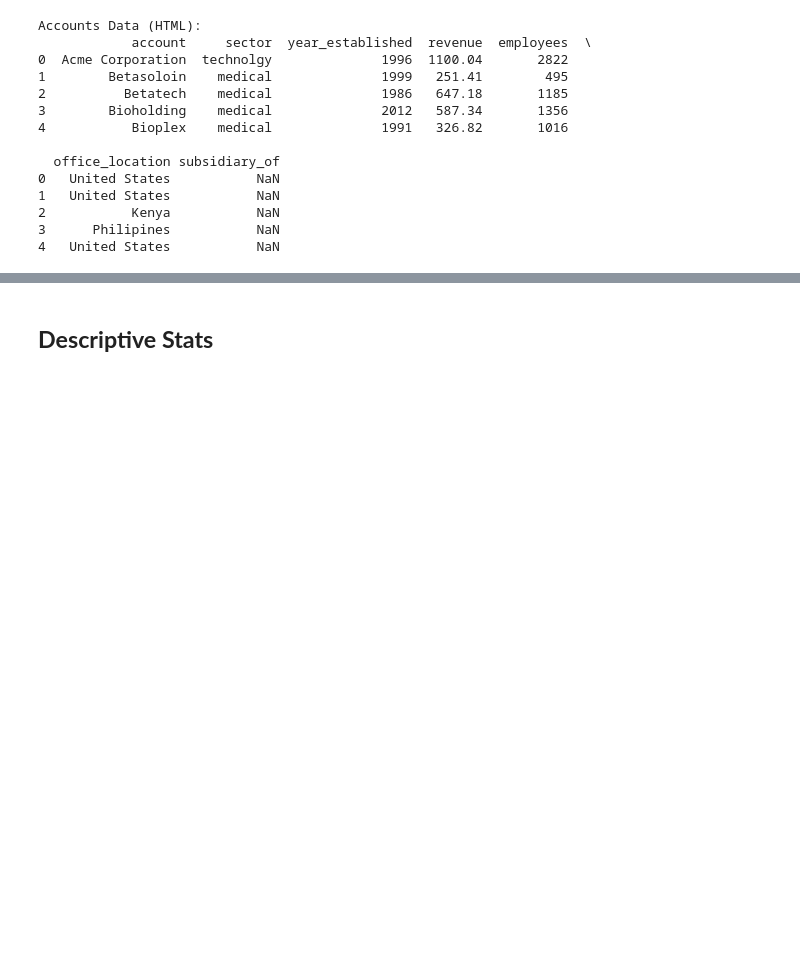
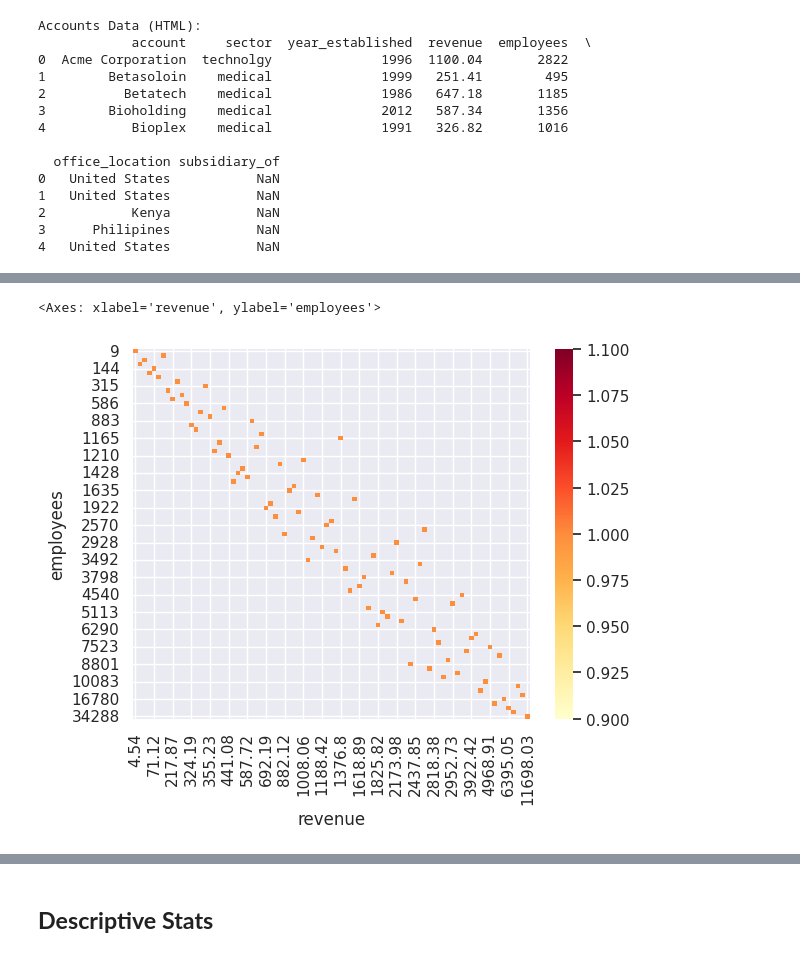
Before and after one commit to sadiq937/CrazyRobo_DM, a Jupyter notebook: ps1.ipynb, the cells around one changed output, grey strips where cells are left out. Drawn from its saved outputs; the diff is of its cells as text; code cells hidden in the pictures; blank space fills up the shorter version.

```diff
--- a/ps1.ipynb
+++ b/ps1.ipynb
@@ -142,0 +246,6 @@ Accounts Data (HTML):
+# %%
+import seaborn as sns
+sns.heatmap(accounts_df.pivot_table(index='employees', columns='revenue', aggfunc='size'), cmap='YlOrRd')
+# %% [output]
+<Axes: xlabel='revenue', ylabel='employees'>
+[figure, added]
```
Also changed, not shown: parts of 21 cells of this notebook.
